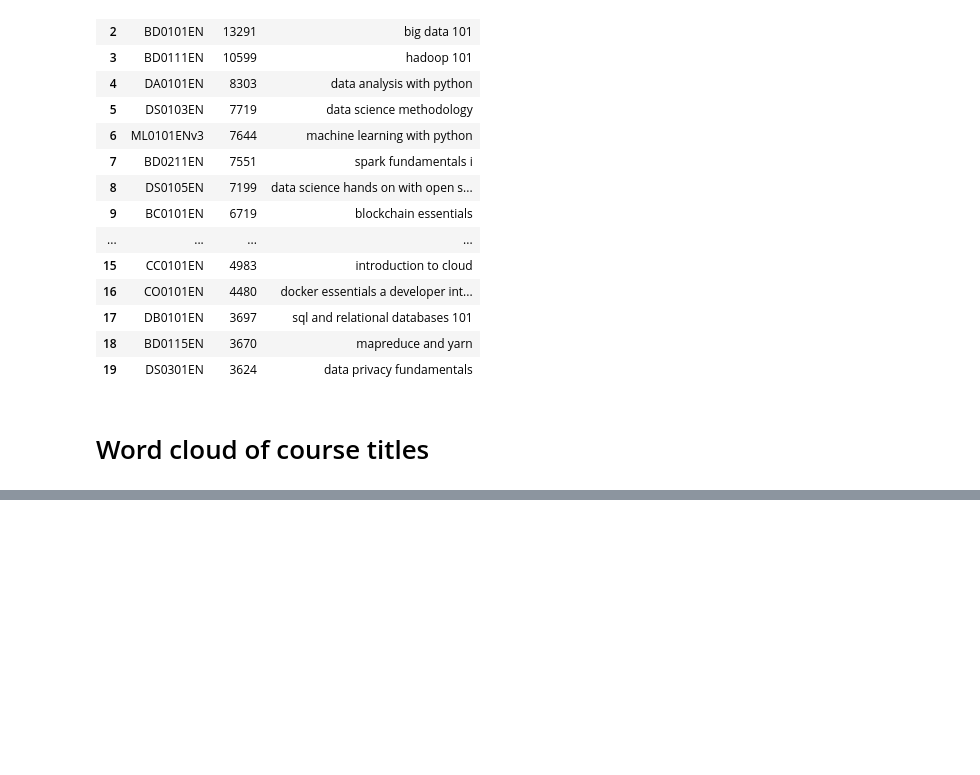
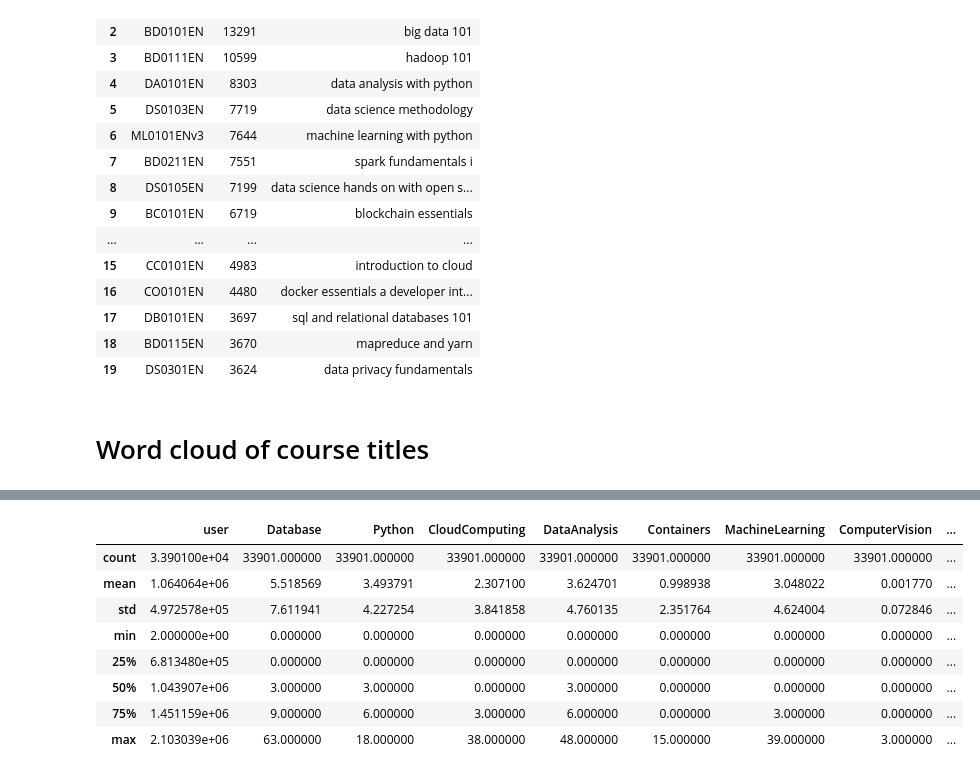
Before and after one commit to GuillaumeZahnd/personalized-online-course-recommender-system, a Jupyter notebook: personalized-online-course-recommender-system.ipynb, the cells around one changed output, grey strips where cells are left out. Saved outputs shown, nothing was run; the diff lists cells and outputs as text; code cells hidden in the pictures; blank space fills up the shorter version.

```diff
--- a/personalized-online-course-recommender-system.ipynb
+++ b/personalized-online-course-recommender-system.ipynb
@@ -153,0 +183,4 @@ plt.show()
+# %%
+user_profile_url = "https://cf-courses-data.s3.us.cloud-object-storage.appdomain.cloud/IBM-ML321EN-SkillsNetwork/labs/datasets/user_profile.csv"
+user_profile_df = pd.read_csv(user_profile_url)
+user_profile_df.head()
@@ -153,0 +194,12 @@ plt.show()
+# %%
+user_profile_df.describe()
+# %% [output]
+|  | user | Database | Python | CloudComputing | DataAnalysis | Containers | MachineLearning | ComputerVision | ... |
+| count | 3.390100e+04 | 33901.000000 | 33901.000000 | 33901.000000 | 33901.000000 | 33901.000000 | 33901.000000 | 33901.000000 | ... |
+| mean | 1.064064e+06 | 5.518569 | 3.493791 | 2.307100 | 3.624701 | 0.998938 | 3.048022 | 0.001770 | ... |
+| std | 4.972578e+05 | 7.611941 | 4.227254 | 3.841858 | 4.760135 | 2.351764 | 4.624004 | 0.072846 | ... |
+| min | 2.000000e+00 | 0.000000 | 0.000000 | 0.000000 | 0.000000 | 0.000000 | 0.000000 | 0.000000 | ... |
+| 25% | 6.813480e+05 | 0.000000 | 0.000000 | 0.000000 | 0.000000 | 0.000000 | 0.000000 | 0.000000 | ... |
+| 50% | 1.043907e+06 | 3.000000 | 3.000000 | 0.000000 | 3.000000 | 0.000000 | 0.000000 | 0.000000 | ... |
+| 75% | 1.451159e+06 | 9.000000 | 6.000000 | 3.000000 | 6.000000 | 0.000000 | 3.000000 | 0.000000 | ... |
+| max | 2.103039e+06 | 63.000000 | 18.000000 | 38.000000 | 48.000000 | 15.000000 | 39.000000 | 3.000000 | ... |
```
Also changed, not shown: parts of 34 cells of this notebook.
